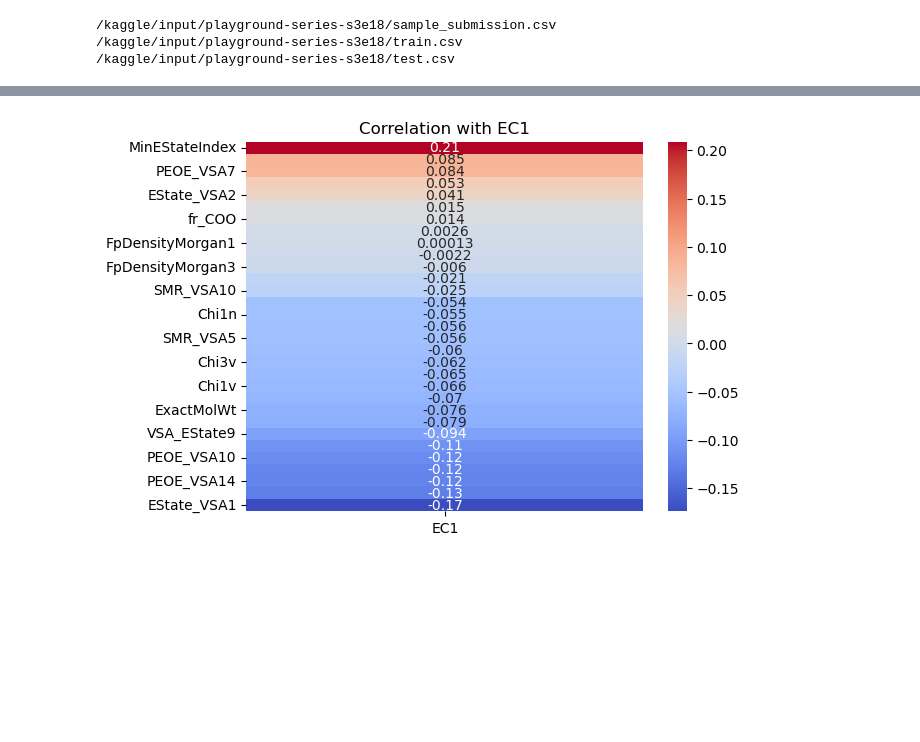
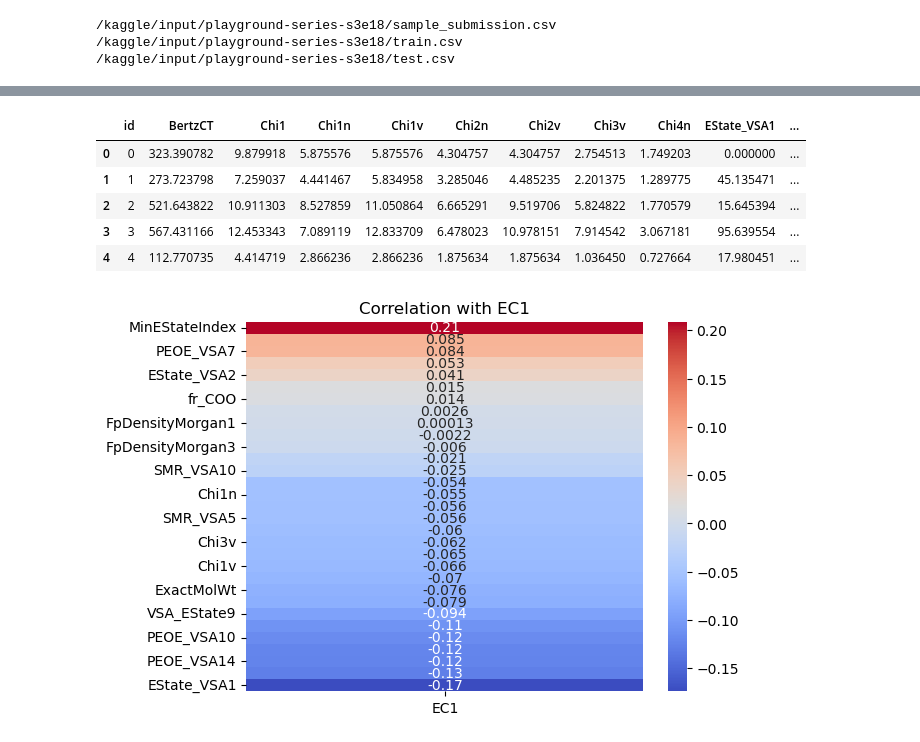
Before and after one commit to methasantosa/KaggleCompetition, a Jupyter notebook: swag-explore-multi-label-classification-enzyme.ipynb, the cells around one changed output, grey strips where cells are left out. Drawn from its saved outputs; the diff is of its cells as text; code cells hidden in the pictures; blank space fills up the shorter version.

```diff
--- a/swag-explore-multi-label-classification-enzyme.ipynb
+++ b/swag-explore-multi-label-classification-enzyme.ipynb
@@ -25,6 +25,9 @@ import pandas as pd
 import matplotlib.pyplot as plt
 import seaborn as sns
 import matplotlib.pyplot as py
+from sklearn.preprocessing import StandardScaler
+from sklearn.model_selection import train_test_split
+pd.set_option('display.max_columns',None)
 import warnings
 warnings.filterwarnings('ignore')
 # %%
@@ -82,4 +55,13 @@ df_train_model_ec1=df_train
 df_train_model_ec1.drop(['id','EC2','EC3','EC4','EC5','EC6'], axis=1, inplace=True)
+# %%
+df_train.head()
+# %% [output]
+|  | id | BertzCT | Chi1 | Chi1n | Chi1v | Chi2n | Chi2v | Chi3v | Chi4n | EState_VSA1 | ... |
+| 0 | 0 | 323.390782 | 9.879918 | 5.875576 | 5.875576 | 4.304757 | 4.304757 | 2.754513 | 1.749203 | 0.000000 | ... |
+| 1 | 1 | 273.723798 | 7.259037 | 4.441467 | 5.834958 | 3.285046 | 4.485235 | 2.201375 | 1.289775 | 45.135471 | ... |
+| 2 | 2 | 521.643822 | 10.911303 | 8.527859 | 11.050864 | 6.665291 | 9.519706 | 5.824822 | 1.770579 | 15.645394 | ... |
+| 3 | 3 | 567.431166 | 12.453343 | 7.089119 | 12.833709 | 6.478023 | 10.978151 | 7.914542 | 3.067181 | 95.639554 | ... |
+| 4 | 4 | 112.770735 | 4.414719 | 2.866236 | 2.866236 | 1.875634 | 1.875634 | 1.036450 | 0.727664 | 17.980451 | ... |
 # %%
 corr_matrix_ec1=df_train_model_ec1.corr()
 target_corr_ec=corr_matrix_ec1['EC1'].drop('EC1')
```
Also changed, not shown: parts of 11 cells of this notebook.
